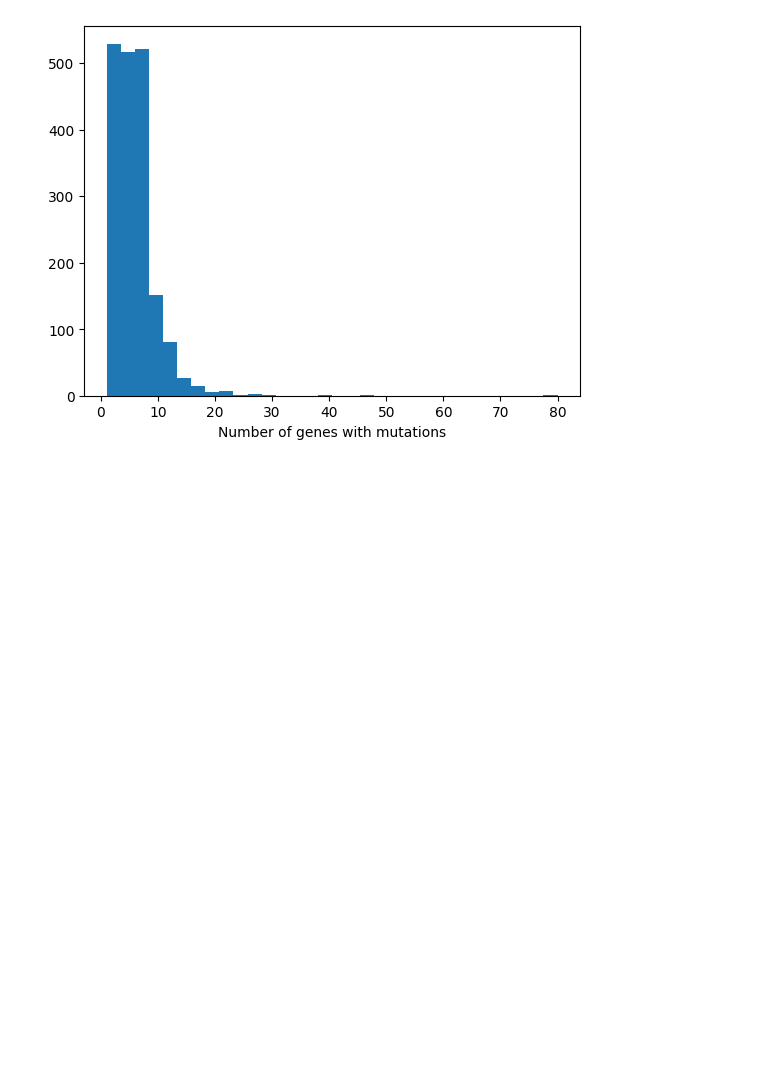
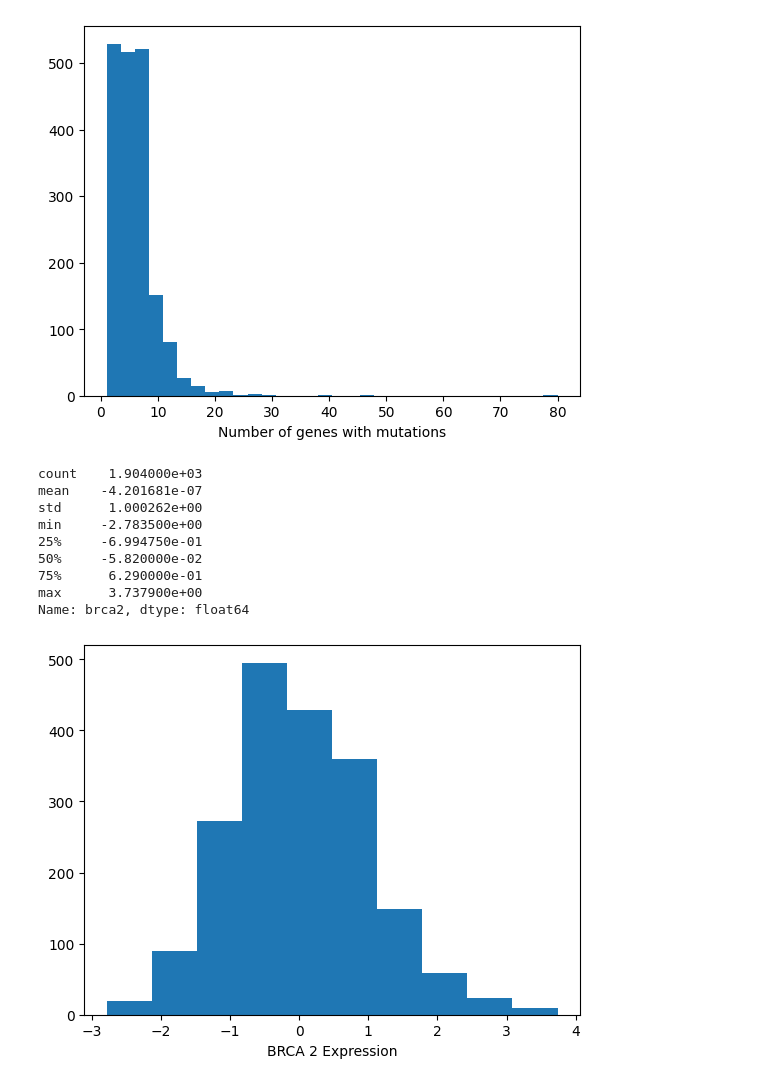
Before and after one commit to lilythomson13/finalproject, a Jupyter notebook: EDA.ipynb, the cells around one changed output. Saved outputs shown, nothing was run; the diff lists cells and outputs as text; code cells hidden in the pictures; blank space fills up the shorter version.

```diff
--- a/EDA.ipynb
+++ b/EDA.ipynb
@@ -98,3 +98,20 @@ min         1.000000
 max        80.000000
 Name: mutation_count, dtype: float64
 [figure]
+# %%
+# EDA of BRCA2 expression
+print(df['brca2'].describe())
+df['brca2'].hist(grid=False)
+plt.xlabel("BRCA 2 Expression")
+plt.show()
+# %% [output]
+count    1.904000e+03
+mean    -4.201681e-07
+std      1.000262e+00
+min     -2.783500e+00
+25%     -6.994750e-01
+50%     -5.820000e-02
+75%      6.290000e-01
+max      3.737900e+00
+Name: brca2, dtype: float64
+[figure, added]
```
Also changed, not shown: parts of 5 cells of this notebook.
